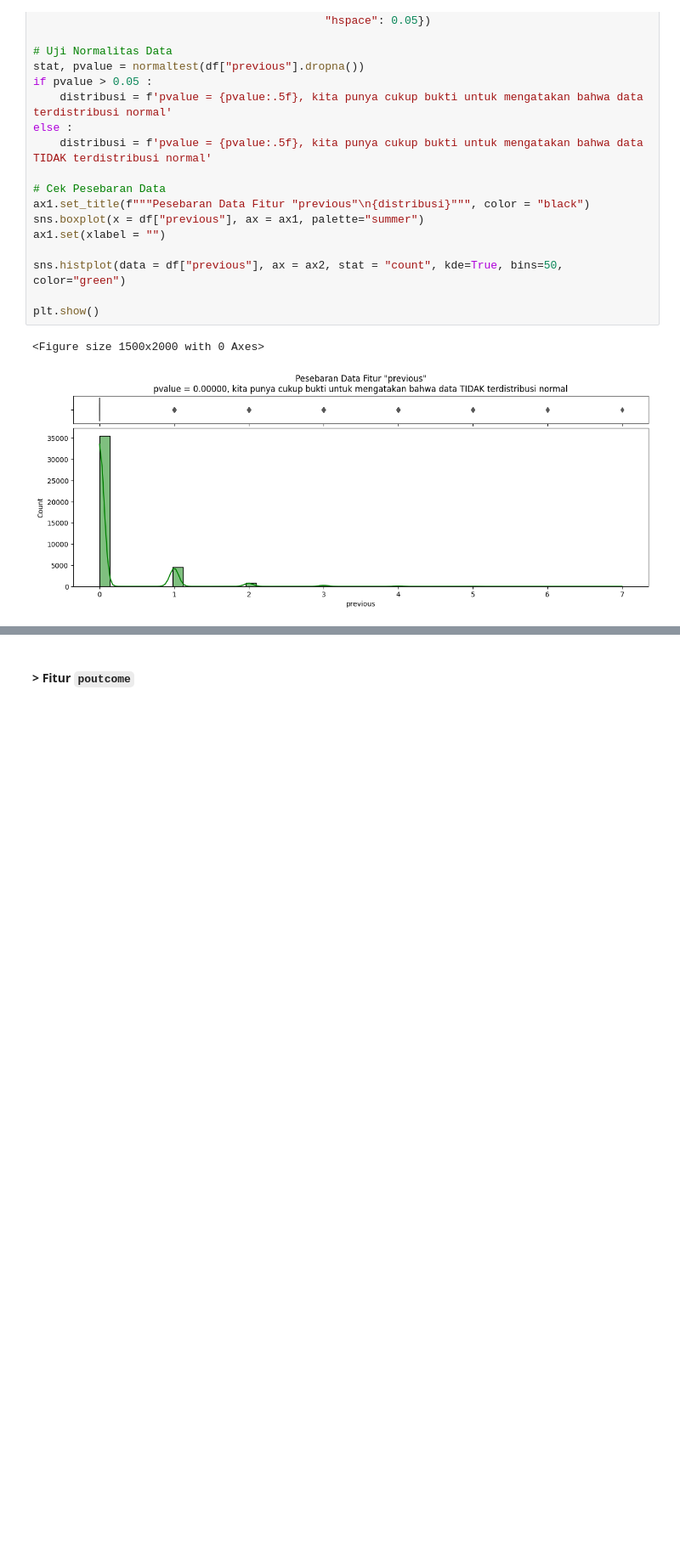
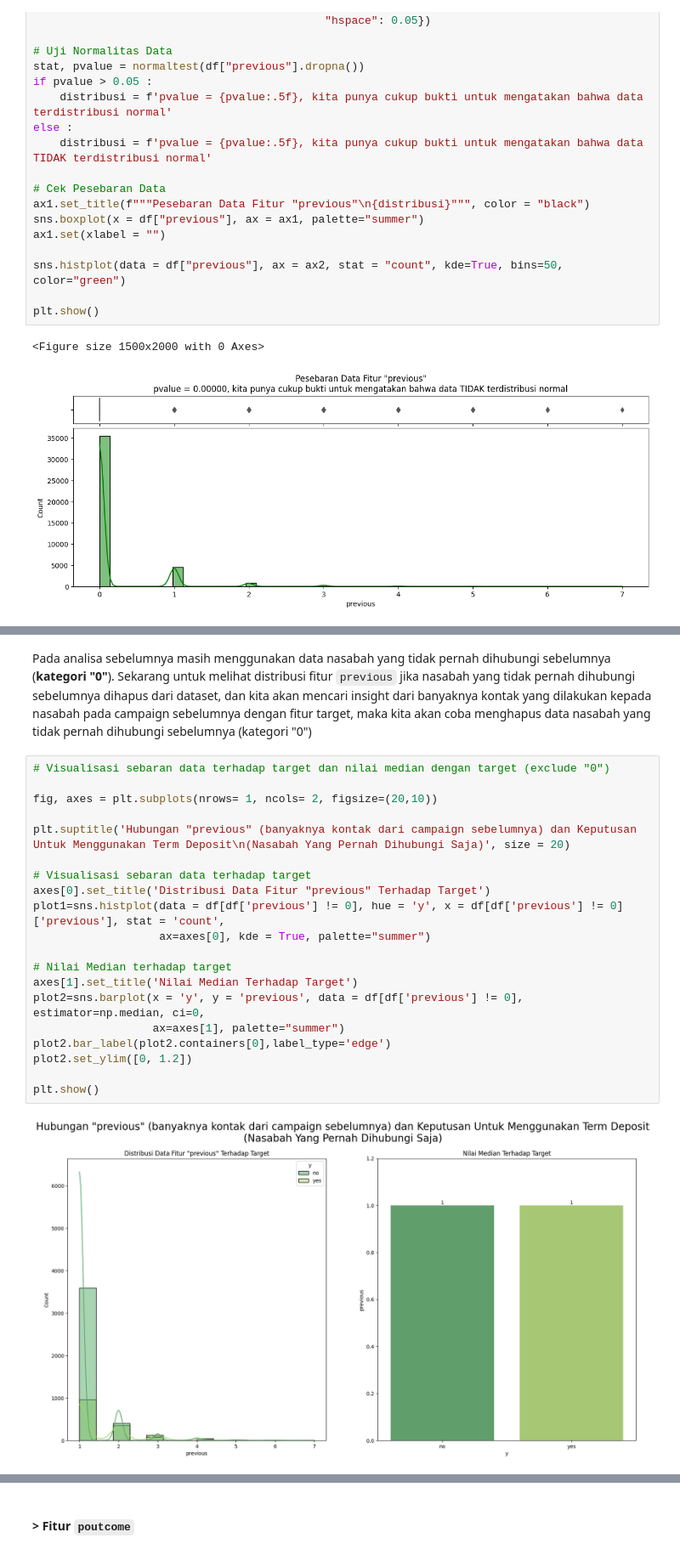
Before and after one commit to PurwadhikaDev/DeltaGroup_JC_DS_FT_Jogja_01_FinalProject, a Jupyter notebook: notebooks/GroupDelta_Bank_Marketing_Campaign.ipynb, the cells around one changed output, grey strips where cells are left out. Shown at 85% size. Saved outputs shown, nothing was run; the diff lists cells and outputs as text; blank space fills up the shorter version.

```diff
--- a/notebooks/GroupDelta_Bank_Marketing_Campaign.ipynb
+++ b/notebooks/GroupDelta_Bank_Marketing_Campaign.ipynb
@@ -1028,0 +1120,24 @@ __Insight:__
+# %% [markdown]
+Pada analisa sebelumnya masih menggunakan data nasabah yang tidak pernah dihubungi sebelumnya (**kategori "0"**). Sekarang untuk melihat distribusi fitur `previous` jika nasabah yang tidak pernah dihubungi sebelumnya dihapus dari dataset, dan kita akan mencari insight dari banyaknya kontak yang dilakukan kepada nasabah pada campaign sebelumnya dengan fitur target, maka kita akan coba menghapus data nasabah yang tidak pernah dihubungi sebelumnya (kategori "0")
+# %%
+# Visualisasi sebaran data terhadap target dan nilai median dengan target (exclude "0")
+
+fig, axes = plt.subplots(nrows= 1, ncols= 2, figsize=(20,10))
+
+plt.suptitle('Hubungan "previous" (banyaknya kontak dari campaign sebelumnya) dan Keputusan Untuk Menggunakan Term Deposit\n(Nasabah Yang Pernah Dihubungi Saja)', size = 20)
+
+# Visualisasi sebaran data terhadap target
+axes[0].set_title('Distribusi Data Fitur "previous" Terhadap Target')
+plot1=sns.histplot(data = df[df['previous'] != 0], hue = 'y', x = df[df['previous'] != 0]['previous'], stat = 'count',
+                   ax=axes[0], kde = True, palette="summer")
+
+# Nilai Median terhadap target
+axes[1].set_title('Nilai Median Terhadap Target')
+plot2=sns.barplot(x = 'y', y = 'previous', data = df[df['previous'] != 0], estimator=np.median, ci=0,
+                  ax=axes[1], palette="summer")
+plot2.bar_label(plot2.containers[0],label_type='edge')
+plot2.set_ylim([0, 1.2])
+
+plt.show()
+# %% [output]
+[figure, added]
```
Also changed, not shown: parts of 73 cells of this notebook.
